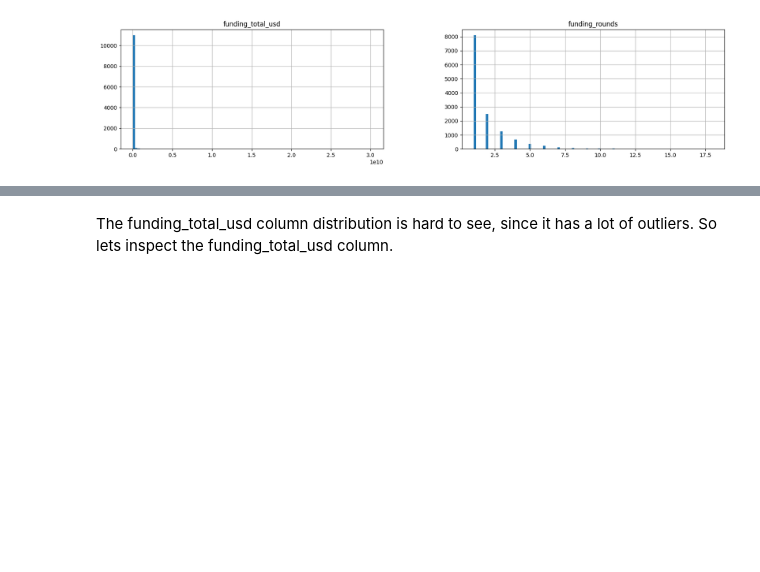
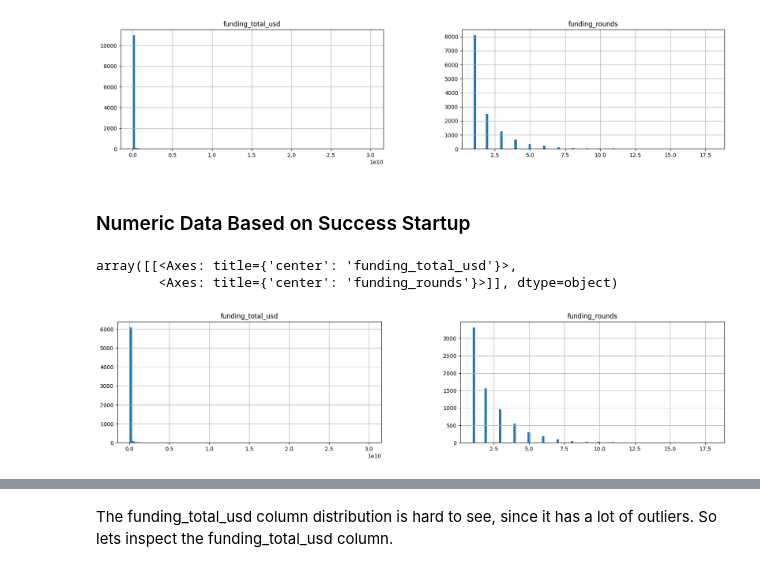
Before and after one commit to alfiannajih/startup-prediction, a Jupyter notebook: EDA startup.ipynb, the cells around one changed output, grey strips where cells are left out. Saved outputs shown, nothing was run; the diff lists cells and outputs as text; code cells hidden in the pictures; blank space fills up the shorter version.

Commit message:
feature engineering range funding

```diff
--- a/EDA startup.ipynb
+++ b/EDA startup.ipynb
@@ -224,3 +224,13 @@ raw_data.hist(bins=100, figsize=(20, 4))
 plt.show()
 # %% [output]
 [figure]
+# %% [markdown]
+### Numeric Data Based on Success Startup
+# %%
+success_startup = raw_data[raw_data['status']=='success']
+
+success_startup.hist(bins=100, figsize=(20, 4))
+# %% [output]
+array([[<Axes: title={'center': 'funding_total_usd'}>,
+        <Axes: title={'center': 'funding_rounds'}>]], dtype=object)
+[figure, added]
```
Also changed, not shown: parts of 28 cells of this notebook.
